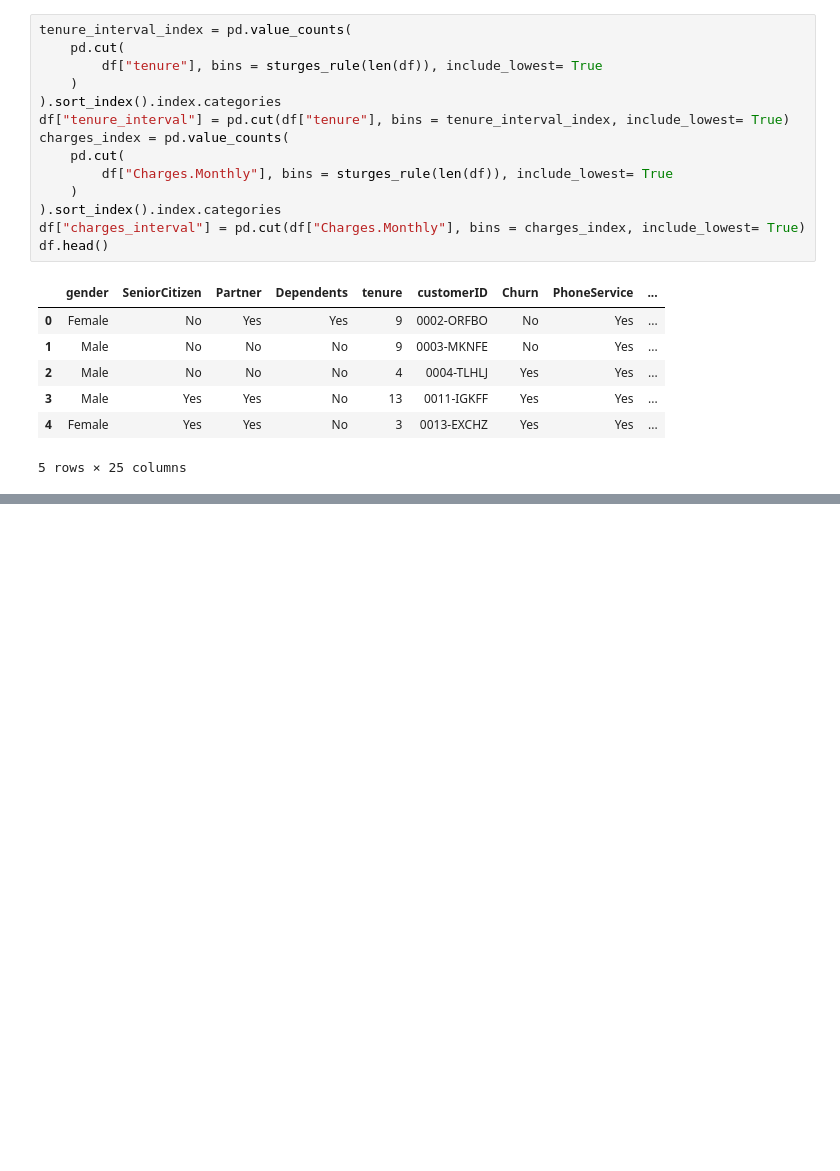
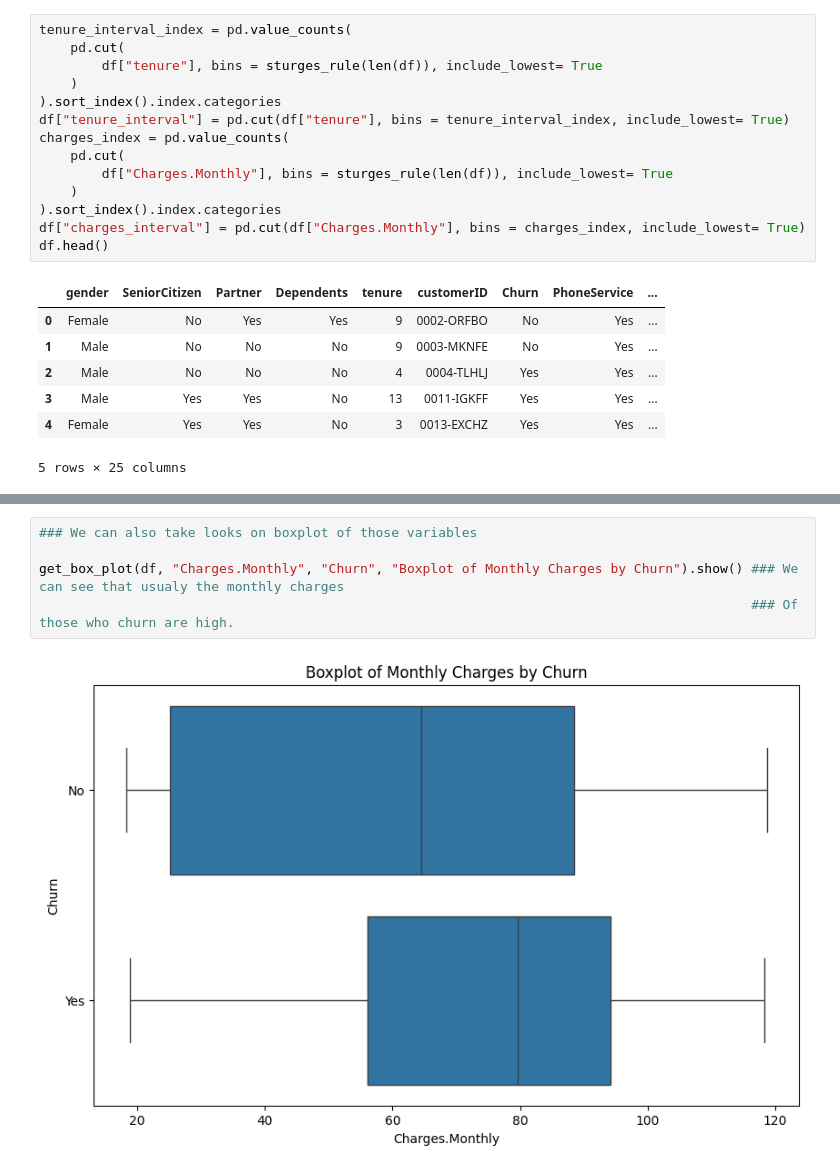
Before and after one commit to leorlik/alura-voz, a Jupyter notebook: 2 - Data Analysis/data_analysis.ipynb, the cells around one changed output, grey strips where cells are left out. Cells and saved outputs as stored; diff of their text form; blank space fills up the shorter version.

```diff
--- a/2 - Data Analysis/data_analysis.ipynb
+++ b/2 - Data Analysis/data_analysis.ipynb
@@ -358,0 +447,7 @@ plt.show()
+# %%
+### We can also take looks on boxplot of those variables
+
+get_box_plot(df, "Charges.Monthly", "Churn", "Boxplot of Monthly Charges by Churn").show() ### We can see that usualy the monthly charges
+                                                                                           ### Of those who churn are high.
+# %% [output]
+[figure, added]
```
Also changed, not shown: parts of 17 cells of this notebook.
